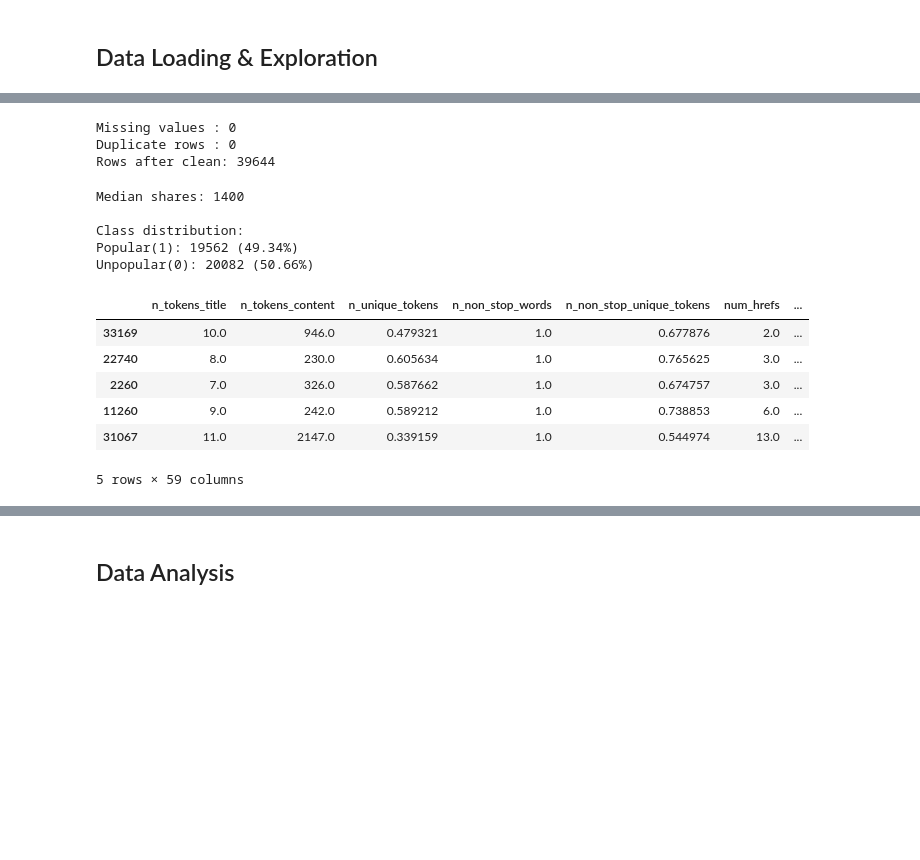
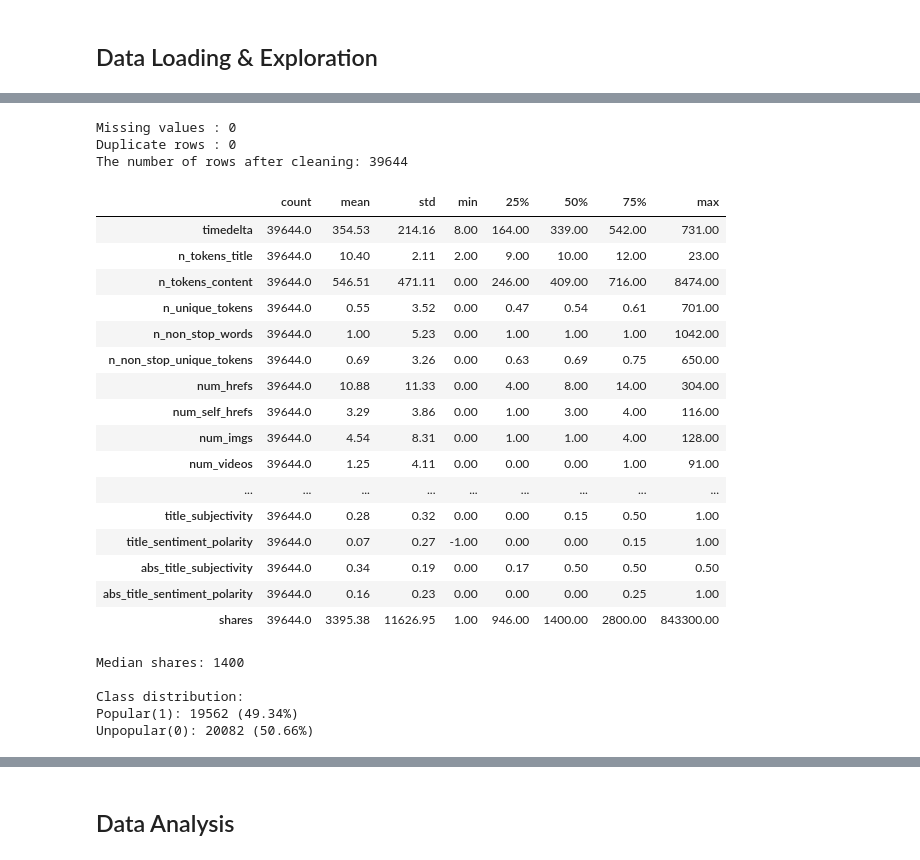
Before and after one commit to safoura-banihashemi/predicting-online-news-popularity, a Jupyter notebook: news_popularity.ipynb, the cells around one changed output, grey strips where cells are left out. Saved outputs shown, nothing was run; the diff lists cells and outputs as text; code cells hidden in the pictures; blank space fills up the shorter version.

```diff
--- a/news_popularity.ipynb
+++ b/news_popularity.ipynb
@@ -98,9 +108 @@ Feature list: Index([' n_tokens_title', ' n_tokens_content', ' n_unique_tokens',
       dtype='object')
-# %%
-# Merge into one pandas frame
-df = pd.concat([X, y], axis=1)
-
-# Remove whitespace from column name
-df.columns = df.columns.str.strip()
-X.columns = X.columns.str.strip()
-y.columns = y.columns.str.strip()
@@ -107,3 +115,15 @@ y.columns = y.columns.str.strip()
+# %%
+# Remove whitespace from column name
+df.columns = df.columns.str.strip()
+
+# Remove URL column
+df.drop(columns=["url"], inplace=True)
+
+# Target vector
+y = df[["shares"]]
+
+# Feature matrix
+X = df.drop(columns=["shares"])
 # %%
 # Print some samples
 df.sample(5)
@@ -118,18 +138,49 @@ df.sample(5)
 # %%
-# Clean dataset (Remove Null & dupplicate rows)
+# Make sure dataset is clean
+
+# Convert all columns to numeric
 for col in df.columns:
     df[col] = pd.to_numeric(df[col], errors="coerce")
 
+# Print number of missing values
+print(f"Missing values : {df.isnull().sum().sum()}")
+# print number of duplicate rows
+print(f"Duplicate rows : {df.duplicated().sum()}")
+
+# Remove rows with missing values
 df.dropna(inplace=True)
+# Drops exact duplicates, keeping the first occurrence
+df.drop_duplicates(inplace=True)
+# Reset index
 df.reset_index(drop=True, inplace=True)
 
-print(f"Missing values : {df.isnull().sum().sum()}")
-print(f"Duplicate rows : {df.duplicated().sum()}")
-print(f"Rows after clean: {len(df)}")
+print(f"The number of rows after cleaning: {len(df)}")
 # %% [output]
 Missing values : 0
 Duplicate rows : 0
-Rows after clean: 39644
+The number of rows after cleaning: 39644
+# %%
+# Generate summary statistics for each feature
+summary = df.describe(include="all").T
+display(summary.round(2))
+# %% [output]
+|  | count | mean | std | min | 25% | 50% | 75% | max |
+| timedelta | 39644.0 | 354.53 | 214.16 | 8.00 | 164.00 | 339.00 | 542.00 | 731.00 |
+| n_tokens_title | 39644.0 | 10.40 | 2.11 | 2.00 | 9.00 | 10.00 | 12.00 | 23.00 |
+| n_tokens_content | 39644.0 | 546.51 | 471.11 | 0.00 | 246.00 | 409.00 | 716.00 | 8474.00 |
+| n_unique_tokens | 39644.0 | 0.55 | 3.52 | 0.00 | 0.47 | 0.54 | 0.61 | 701.00 |
+| n_non_stop_words | 39644.0 | 1.00 | 5.23 | 0.00 | 1.00 | 1.00 | 1.00 | 1042.00 |
+| n_non_stop_unique_tokens | 39644.0 | 0.69 | 3.26 | 0.00 | 0.63 | 0.69 | 0.75 | 650.00 |
+| num_hrefs | 39644.0 | 10.88 | 11.33 | 0.00 | 4.00 | 8.00 | 14.00 | 304.00 |
+| num_self_hrefs | 39644.0 | 3.29 | 3.86 | 0.00 | 1.00 | 3.00 | 4.00 | 116.00 |
+| num_imgs | 39644.0 | 4.54 | 8.31 | 0.00 | 1.00 | 1.00 | 4.00 | 128.00 |
+| num_videos | 39644.0 | 1.25 | 4.11 | 0.00 | 0.00 | 0.00 | 1.00 | 91.00 |
+| ... | ... | ... | ... | ... | ... | ... | ... | ... |
+| title_subjectivity | 39644.0 | 0.28 | 0.32 | 0.00 | 0.00 | 0.15 | 0.50 | 1.00 |
+| title_sentiment_polarity | 39644.0 | 0.07 | 0.27 | -1.00 | 0.00 | 0.00 | 0.15 | 1.00 |
+| abs_title_subjectivity | 39644.0 | 0.34 | 0.19 | 0.00 | 0.17 | 0.50 | 0.50 | 0.50 |
+| abs_title_sentiment_polarity | 39644.0 | 0.16 | 0.23 | 0.00 | 0.00 | 0.00 | 0.25 | 1.00 |
+| shares | 39644.0 | 3395.38 | 11626.95 | 1.00 | 946.00 | 1400.00 | 2800.00 | 843300.00 |
 # %%
 # Calculate the median of the target variable
 THRESHOLD = int(df['shares'].median())
@@ -149,13 +201,3 @@ Median shares: 1400
 Class distribution:
 Popular(1): 19562 (49.34%)
 Unpopular(0): 20082 (50.66%)
-# %%
-df.sample(5)
-# %% [output]
-|  | n_tokens_title | n_tokens_content | n_unique_tokens | n_non_stop_words | n_non_stop_unique_tokens | num_hrefs | ... |
-| 33169 | 10.0 | 946.0 | 0.479321 | 1.0 | 0.677876 | 2.0 | ... |
-| 22740 | 8.0 | 230.0 | 0.605634 | 1.0 | 0.765625 | 3.0 | ... |
-| 2260 | 7.0 | 326.0 | 0.587662 | 1.0 | 0.674757 | 3.0 | ... |
-| 11260 | 9.0 | 242.0 | 0.589212 | 1.0 | 0.738853 | 6.0 | ... |
-| 31067 | 11.0 | 2147.0 | 0.339159 | 1.0 | 0.544974 | 13.0 | ... |
-5 rows × 59 columns
```
Also changed, not shown: parts of 35 cells of this notebook.
